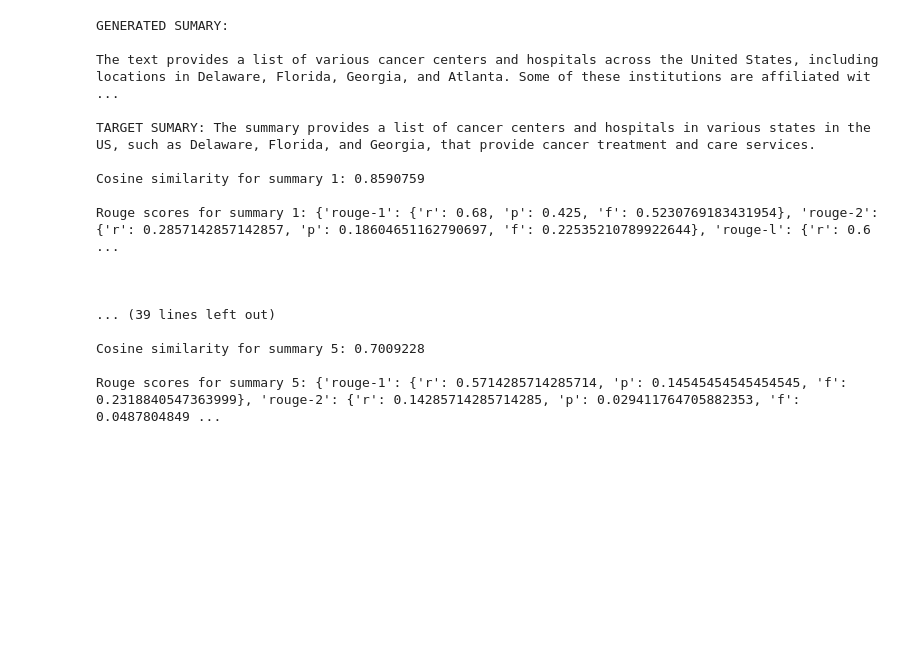
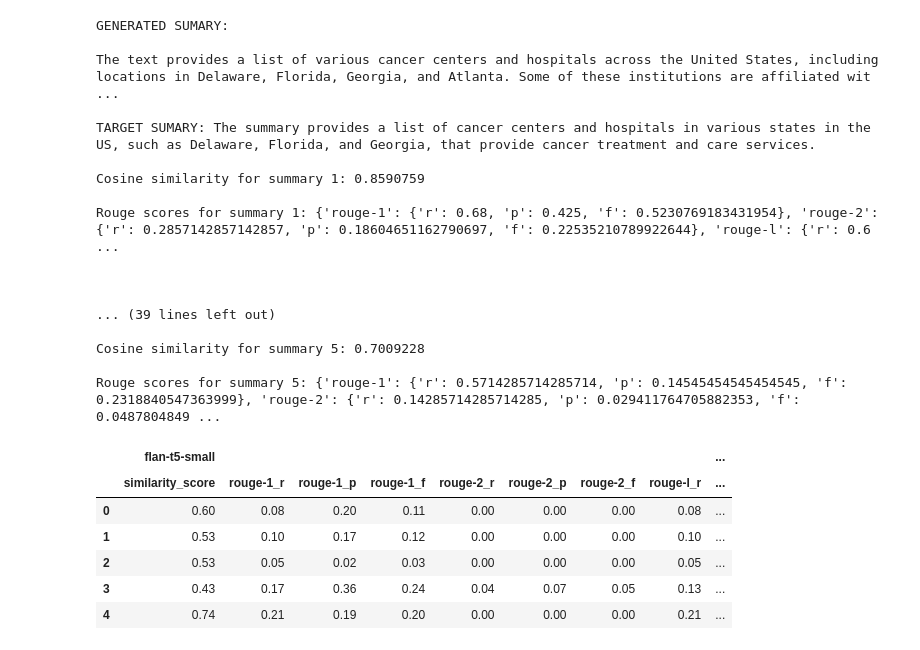
Before and after one commit to ches-001/huggingface-model-LoRA-finetuning-for-text-summarisation, a Jupyter notebook: benchmarking.ipynb, the cells around one changed output. Saved outputs shown, nothing was run; the diff lists cells and outputs as text; code cells hidden in the pictures; blank space fills up the shorter version.

```diff
--- a/benchmarking.ipynb
+++ b/benchmarking.ipynb
@@ -393,7 +393,7 @@ vicuna_tokenizer = AutoTokenizer.from_pretrained(
     max_length=os.environ["MAX_TOKENS"],
 )
 
-vicuna_performance = run_on_test_data(
+vicuna_13b_performance = run_on_test_data(
     vicuna_model,
     vicuna_tokenizer,
     INFERENCE_DATASET_KEY,
@@ -426,3 +426,54 @@ Rouge scores for summary 1: {'rouge-1': {'r': 0.68, 'p': 0.425, 'f': 0.523076918
 Cosine similarity for summary 5: 0.7009228
 
 Rouge scores for summary 5: {'rouge-1': {'r': 0.5714285714285714, 'p': 0.14545454545454545, 'f': 0.2318840547363999}, 'rouge-2': {'r': 0.14285714285714285, 'p': 0.029411764705882353, 'f': 0.0487804849 ...
+# %%
+def compile_metrics(performance: Iterable[Dict[str, Any]], outer_key: Optional[str]=None) -> Dict[str, Iterable]:
+    performance_table_dict = dict()
+    performance_dict = dict()
+    join_keys = lambda inner_key : (outer_key, inner_key) if outer_key else inner_key
+
+    for i, item in enumerate(performance):
+        similarity_score = item["semantic_similarity"][0][0]
+        rouge_scores = item["rouge_scores"][0]
+        if i == 0:
+            performance_dict[join_keys("similarity_score")]=[similarity_score]
+        else:
+            performance_dict[join_keys("similarity_score")].append(similarity_score)
+        for key in rouge_scores.keys():
+            if i == 0:
+                performance_dict = {
+                    **performance_dict,
+                    **{join_keys(f"{key}_{k}"):[v] for k, v in rouge_scores[key].items()}
+                }
+            else:
+                for k, v in rouge_scores[key].items():
+                    performance_dict[join_keys(f"{key}_{k}")].append(v)
+    return performance_dict
+# %%
+performances = {
+    "flan-t5-small": flan_t5_small_performance,
+    "lora-peft-flan-t5-small": lora_flan_t5_small_performance,
+    "flan-t5-base": flan_t5_base_performance,
+    "lora-peft-flan-t5-base": lora_flan_t5_base_performance,
+    "alpaca-7b-native": alpaca_native_performance,
+    "vicuna-13b-v1.3": vicuna_13b_performance,
+}
+metrics_dict = dict()
+for key, performance_values in performances.items():
+    metrics_dict = {**metrics_dict, **compile_metrics(performance_values, outer_key=key)}
+
+outer_cols = [k for k in performances.keys()]
+inner_cols = [k[1] for k in metrics_dict.keys() if k[0]=="flan-t5-small"]
+columns = pd.MultiIndex.from_product([outer_cols, inner_cols])
+metrics_df = pd.DataFrame(metrics_dict, columns=columns).round(2)
+# %%
+pd.set_option('display.max_columns', None)
+metrics_df
+# %% [output]
+|  | flan-t5-small |  |  |  |  |  |  |  | ... |
+|  | similarity_score | rouge-1_r | rouge-1_p | rouge-1_f | rouge-2_r | rouge-2_p | rouge-2_f | rouge-l_r | ... |
+| 0 | 0.60 | 0.08 | 0.20 | 0.11 | 0.00 | 0.00 | 0.00 | 0.08 | ... |
+| 1 | 0.53 | 0.10 | 0.17 | 0.12 | 0.00 | 0.00 | 0.00 | 0.10 | ... |
+| 2 | 0.53 | 0.05 | 0.02 | 0.03 | 0.00 | 0.00 | 0.00 | 0.05 | ... |
+| 3 | 0.43 | 0.17 | 0.36 | 0.24 | 0.04 | 0.07 | 0.05 | 0.13 | ... |
+| 4 | 0.74 | 0.21 | 0.19 | 0.20 | 0.00 | 0.00 | 0.00 | 0.21 | ... |
```
Also changed, not shown: parts of 7 cells of this notebook, 2 other files.
